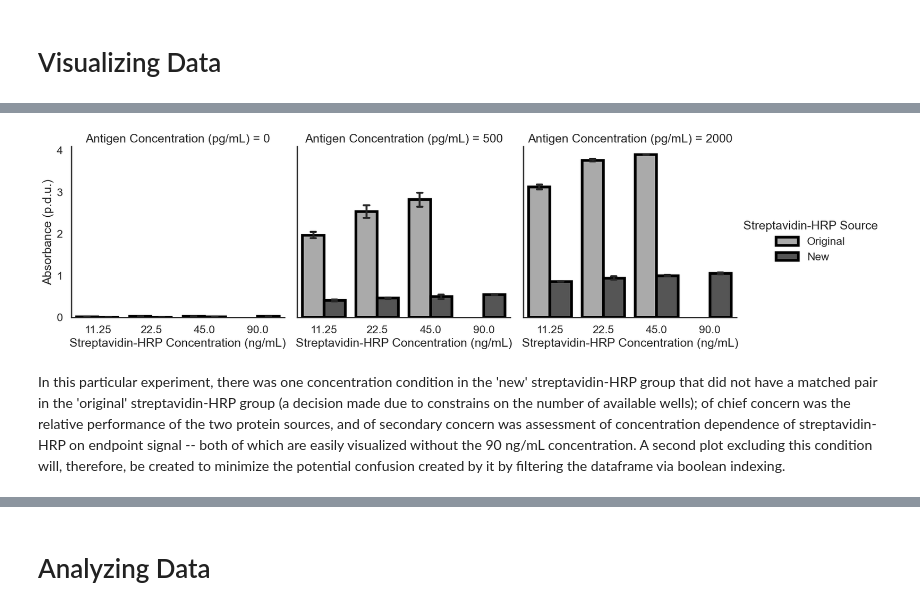
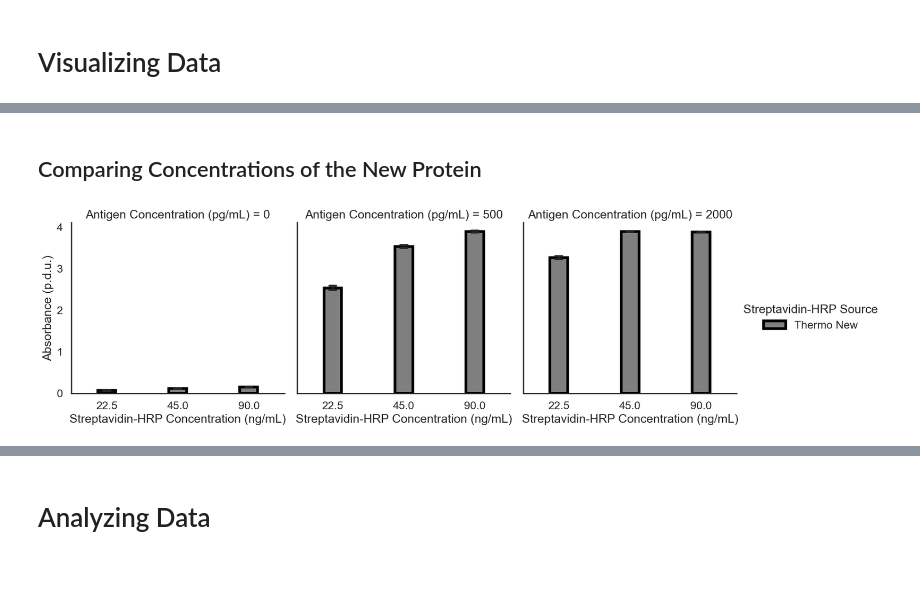
Before and after one commit to AvinRand/thesis-analysis-tooling, a Jupyter notebook: assay_analysis_template.ipynb, the cells around one changed output, grey strips where cells are left out. Saved outputs shown, nothing was run; the diff lists cells and outputs as text; code cells hidden in the pictures; blank space fills up the shorter version.

```diff
--- a/assay_analysis_template.ipynb
+++ b/assay_analysis_template.ipynb
@@ -19,5 +15,5 @@ We begin by defining the path to our working directory, which contains the plate
 # %%
-path = "/Users/vinny/Desktop/Sample Data"
+path = "/Users/vinny/Sync/Main/Research/Project Work/Experimental/Biosensor/Organ-On-Chip Biosensing/Pre-Pilot In-Well Characterization/Phase I/Trial IV"
 
 layout = pd.read_csv(path + "/plate_layout.csv")
 data = pd.read_csv(path + "/raw_data.csv")
@@ -64,16 +58,21 @@ We will now define the remaining arguments for our assay organization function;
+# %%
+readout = 'Absorbance (p.d.u.)'
+experimental_identifier = 'Pre-Pilot Phase I Trial IV'
 # %%
-readout = 'Absorbance (p.d.u.)'
-experimental_identifier = 'Pre-Pilot Phase I Trial III'
+import json
 
 conditions_mapping = {'N': ("Antigen Concentration (pg/mL)", 0),
                       'L': ("Antigen Concentration (pg/mL)", 500),
                       'H': ("Antigen Concentration (pg/mL)", 2000),
-                      'R': ('Streptavidin-HRP Source', 'Original'),
-                      'T': ('Streptavidin-HRP Source', 'New'),
-                      '1': ('Streptavidin-HRP Concentration (ng/mL)', 11.25),
-                      '2': ('Streptavidin-HRP Concentration (ng/mL)', 22.5),
-                      '3': ('Streptavidin-HRP Concentration (ng/mL)', 45),
-                      '4': ('Streptavidin-HRP Concentration (ng/mL)', 90),
+                      'R': ('Streptavidin-HRP Source', 'R & D'),
+                      'TO': ('Streptavidin-HRP Source', 'Thermo Original'),
+                      'TN': ('Streptavidin-HRP Source', 'Thermo New'),
+                      '1': ('Streptavidin-HRP Concentration (ng/mL)', 22.5),
+                      '2': ('Streptavidin-HRP Concentration (ng/mL)', 45),
+                      '3': ('Streptavidin-HRP Concentration (ng/mL)', 90),
                       }
+
+with open(path+'/conditions_mapping.txt', 'w') as file:
+     file.write(json.dumps(conditions_mapping))
 # %%
 organized_data = ooc_biosensing_binding_assay_analysis.categorize_assay_data(layout, data, conditions_mapping, readout, experimental_identifier, path)
@@ -102,10 +91,10 @@ We will now visualize the data using a seaborn categorical plot (catplot); there
+# %% [markdown]
+## Comparing Concentrations of the New Protein
 # %%
 sns.set_theme(style='white', context='talk')
-sns.catplot(kind='bar', data=organized_data,
+sns.catplot(kind='bar', data=organized_data[organized_data['Streptavidin-HRP Source'] == 'Thermo New'],
             x = 'Streptavidin-HRP Concentration (ng/mL)', y = 'Absorbance (p.d.u.)', hue='Streptavidin-HRP Source', col='Antigen Concentration (pg/mL)',
-            errorbar='sd', palette = 'binary', errcolor='.15', errwidth=3, capsize=.1, edgecolor="0", linewidth=4)
-plt.savefig(path+'/Figure.svg')
+            errorbar='sd', palette = 'binary', errcolor='.15', errwidth=3, capsize=.1, edgecolor="0", linewidth=4, width=0.25)
+plt.savefig(path+'/Figure_Concentration.svg')
 # %% [output]
-[figure, old version]
+[figure, new version]
-# %% [markdown]
-In this particular experiment, there was one concentration condition in the 'new' streptavidin-HRP group that did not have a matched pair in the 'original' streptavidin-HRP group (a decision made due to constrains on the number of available wells); of chief concern was the relative performance of the two protein sources, and of secondary concern was assessment of concentration dependence of streptavidin-HRP on endpoint signal -- both of which are easily visualized without the 90 ng/mL concentration.  A second plot excluding this condition will, therefore, be created to minimize the potential confusion created by it by filtering the dataframe via boolean indexing.
```
Also changed, not shown: parts of 53 cells of this notebook, 2 other files.
